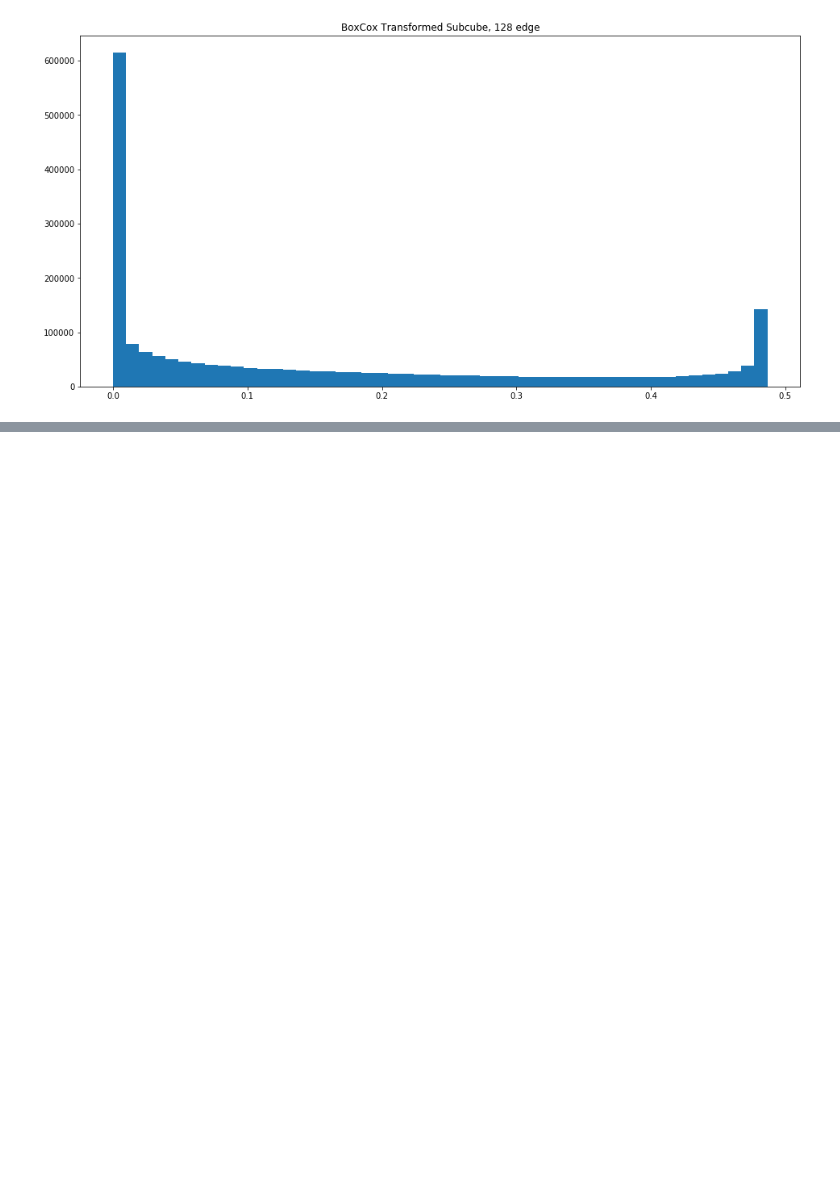
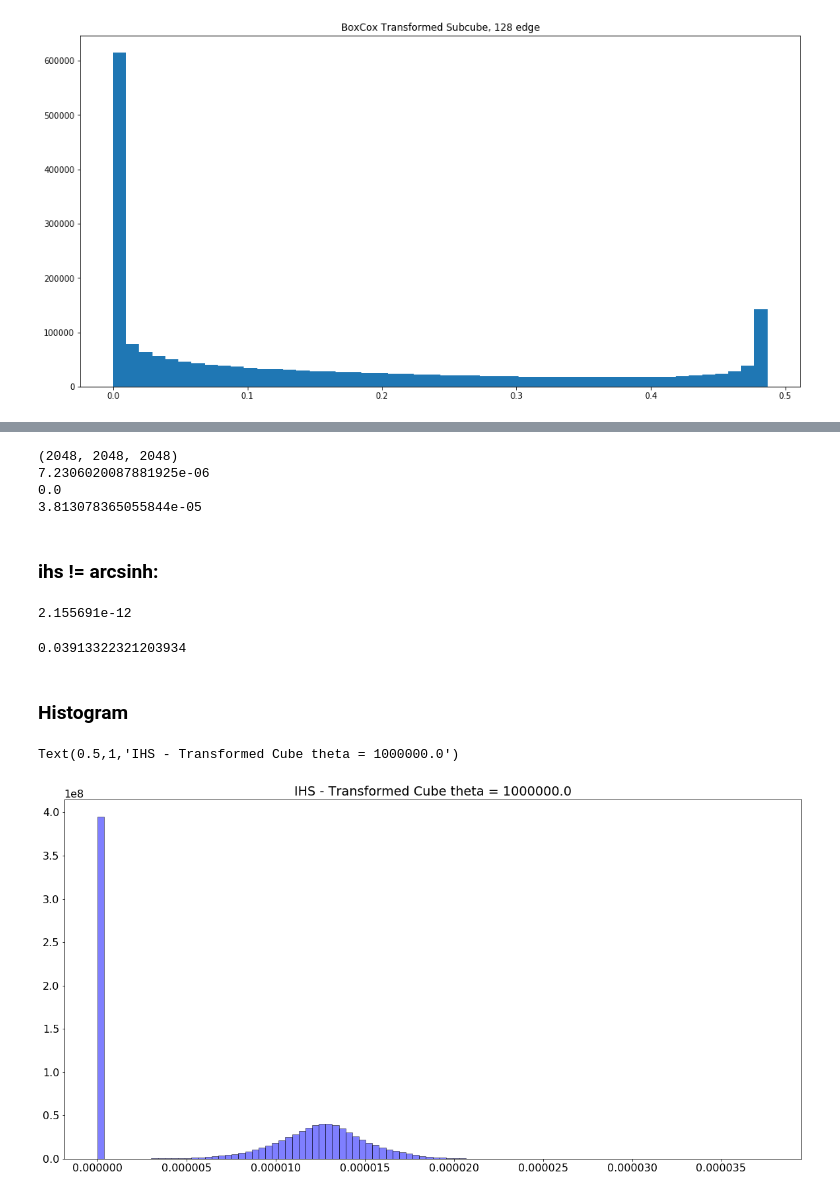
Before and after one commit to NYU-CDS-Capstone-Project/HydroGAN, a Jupyter notebook: notebooks/cube_transformations.ipynb, the cells around one changed output, grey strips where cells are left out. Saved outputs shown, nothing was run; the diff lists cells and outputs as text; code cells hidden in the pictures; blank space fills up the shorter version.

```diff
--- a/notebooks/cube_transformations.ipynb
+++ b/notebooks/cube_transformations.ipynb
@@ -398,0 +399,4 @@ bct = box_cox_transform_and_scale(f[:100,:100,:100])
+# %%
+whole_new_f = np.empty(shape = (f.shape[0],f.shape[1],f.shape[2]),
+                       dtype = np.float64)
+whole_new_f.shape
@@ -398,0 +425,18 @@ bct = box_cox_transform_and_scale(f[:100,:100,:100])
+# %%
+def inverse_hyperbolic_sine(f_wall,theta=1.0):
+
+    assert theta > 0, "theta should be positive"
+    theta = float(theta)
+
+    f_wall = np.log(theta*f_wall \
+                     + ((theta*f_wall)**2 + 1)**(1/2)) / theta
+
+    return f_wall
+# %%
+theta = 1000000.0
+
+for i in range(f.shape[0]):
+    if i % 250 == 0:
+        print(str(i) + " / " + str(f.shape[0]))
+    whole_new_f[i:i+1,:,:] = inverse_hyperbolic_sine(f_wall = f[i:i+1,:,:],
+                                                     theta = theta)
@@ -398,0 +453,42 @@ bct = box_cox_transform_and_scale(f[:100,:100,:100])
+# %%
+print(whole_new_f.shape)
+print(whole_new_f.mean())
+print(whole_new_f.min())
+print(whole_new_f.max())
+# %% [output]
+(2048, 2048, 2048)
+7.2306020087881925e-06
+0.0
+3.813078365055844e-05
+# %% [markdown]
+### ihs != arcsinh:
+# %%
+ihs_cube = arcsinh_cube(cube=np.array(f),
+                      scale=True,
+                      min_cube = min_cube,
+                      max_cube = max_cube)
+ihs_cube[12314]
+# %% [output]
+2.155691e-12
+# %%
+random_point = np.array(f).flatten()[12314]
+theta = 1
+random_point = np.log(random_point + (random_point**2 + 1)**(1/2))
+random_point
+# %% [output]
+0.03913322321203934
+# %% [markdown]
+### Histogram
+# %%
+plt.figure(figsize=(20,10))
+plt.hist(whole_new_f[:1000,:1000,:1000].flatten(),
+         color="b",
+         alpha=0.5,
+         edgecolor="k",
+         bins = 100)
+plt.rcParams["font.size"] = 16
+plt.title("IHS - Transformed Cube " + "theta = " + str(theta))
+# plt.xlim(-1e-2,5)
+# %% [output]
+Text(0.5,1,'IHS - Transformed Cube theta = 1000000.0')
+[figure, added]
```
Also changed, not shown: parts of 57 cells of this notebook.
